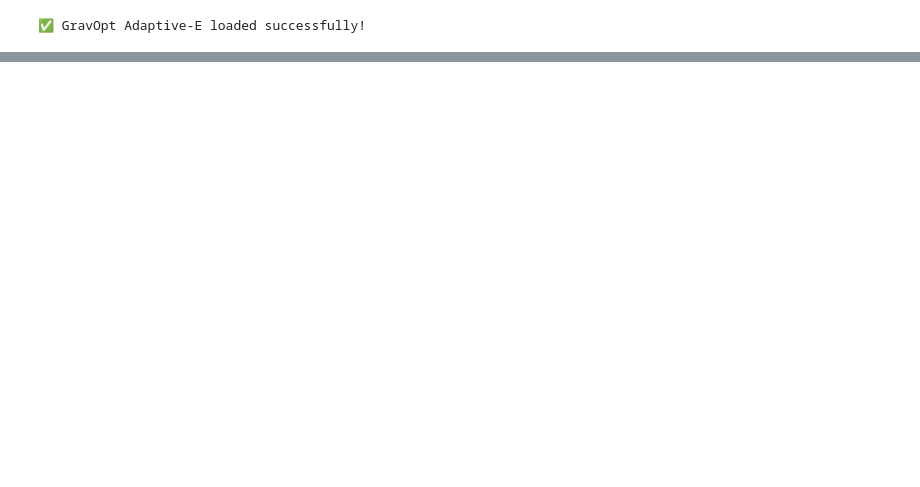
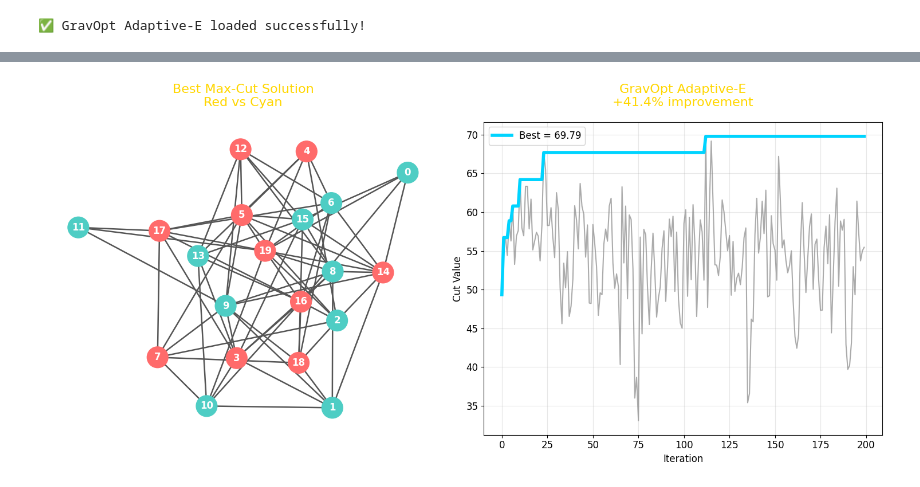
Before and after one commit to Kretski/GravOptAdaptiveE, a Jupyter notebook: Untitled3.ipynb, the cells around one changed output, grey strips where cells are left out. Saved outputs shown, nothing was run; the diff lists cells and outputs as text; code cells hidden in the pictures; blank space fills up the shorter version.

```diff
--- a/Untitled3.ipynb
+++ b/Untitled3.ipynb
@@ -267,0 +232,76 @@ print("🔒 Commercial license includes full features & support")
+# %%
+# =============================================
+# SECTION 5 – FINAL RESULTS + ENGLISH PREMIUM BUTTON
+# =============================================
+
+import matplotlib.pyplot as plt
+%matplotlib inline
+
+plt.rcParams.update({'font.size': 12})
+fig = plt.figure(figsize=(15, 7))
+
+# Graph + best partition
+plt.subplot(1, 2, 1)
+pos = nx.spring_layout(G, seed=42, k=0.9)
+colors = ['#FF6B6B' if best_partition[i] == -1 else '#4ECDC4' for i in range(len(G))]
+nx.draw(G, pos, node_color=colors, node_size=700, with_labels=True,
+        edge_color='#555', width=1.8, font_color='white', font_weight='bold')
+plt.title("Best Max-Cut Solution\nRed vs Cyan", color='#ffd700', fontsize=16, pad=20)
+
+# Progress curve
+plt.subplot(1, 2, 2)
+cut_history = [-e for e in energies]
+best_history = np.maximum.accumulate(cut_history)
+plt.plot(cut_history, color='#888', alpha=0.7, linewidth=1.5)
+plt.plot(best_history, color='#00D4FF', linewidth=4, label=f'Best = {final_cut:.2f}')
+plt.title(f"GravOpt Adaptive-E\n+{improvement:.1f}% improvement", color='#ffd700', fontsize=16, pad=20)
+plt.xlabel("Iteration")
+plt.ylabel("Cut Value")
+plt.grid(True, alpha=0.3)
+plt.legend()
+plt.tight_layout()
+plt.show()
+
+# ENGLISH FINAL BANNER (perfect for international customers)
+display(HTML(f"""
+<div style="background: linear-gradient(135deg, #0f0c29, #302b63, #24243e);
+            padding: 40px; border-radius: 24px; text-align: center;
+            color: white; margin: 40px 0; box-shadow: 0 20px 60px rgba(0,0,0,0.7);
+            border: 2px solid #635BFF;">
+
+  <h1 style="margin:0; font-size:52px; background: linear-gradient(90deg, #00D4FF, #FF6BFF);
+             -webkit-background-clip: text; -webkit-text-fill-color: transparent;">
+    Final Cut: <b>{final_cut:.2f}</b>
+  </h1>
+  <p style="font-size:30px; margin:20px 0; color:#4ECDC4;">
+    Improvement: <b>+{improvement:.1f}%</b>
+  </p>
+
+  <div style="background: rgba(255,255,255,0.08); padding:18px; border-radius:14px; margin:30px 0;">
+    <p style="margin:0; font-size:19px;">
+      {len(G)} nodes • {len(G.edges())} edges • 200 iterations
+    </p>
+  </div>
+
+  <p style="font-size:27px; color:#ff9966; margin:35px 0 25px;">
+    DEMO VERSION – limited to 20 nodes
+  </p>
+
+  <a href="https://buy.stripe.com/14A28r4rEfYEaUgfwh4c800" target="_blank"
+     style="display:inline-block; background: linear-gradient(135deg, #FF512F, #DD2476);
+            color:white; font-weight:bold; font-size:26px; padding:22px 70px;
+            border-radius:60px; text-decoration:none;
+            box-shadow:0 15px 40px rgba(255,81,47,0.6); transition:all 0.4s;
+            border: 3px solid #FF8E53;">
+     PURCHASE AVAILABLE<br>
+     only 1 PM – 4 PM Bulgarian time (EET)
+  </a>
+
+  <p style="margin-top:28px; font-size:17px; opacity:0.9; line-height:1.6;">
+    One-time payment • Instant activation • Unlimited forever<br>
+    <span style="color:#ffd700;">Only 37 licenses left today</span>
+  </p>
+</div>
+"""))
+# %% [output]
+[figure, added]
```
Also changed, not shown: parts of 5 cells of this notebook.
